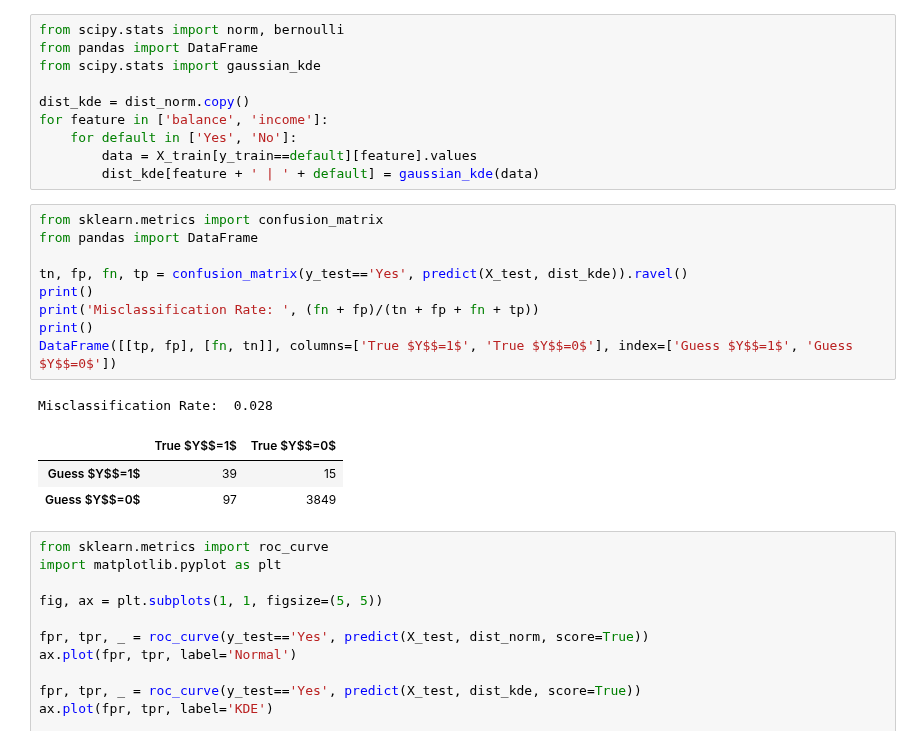
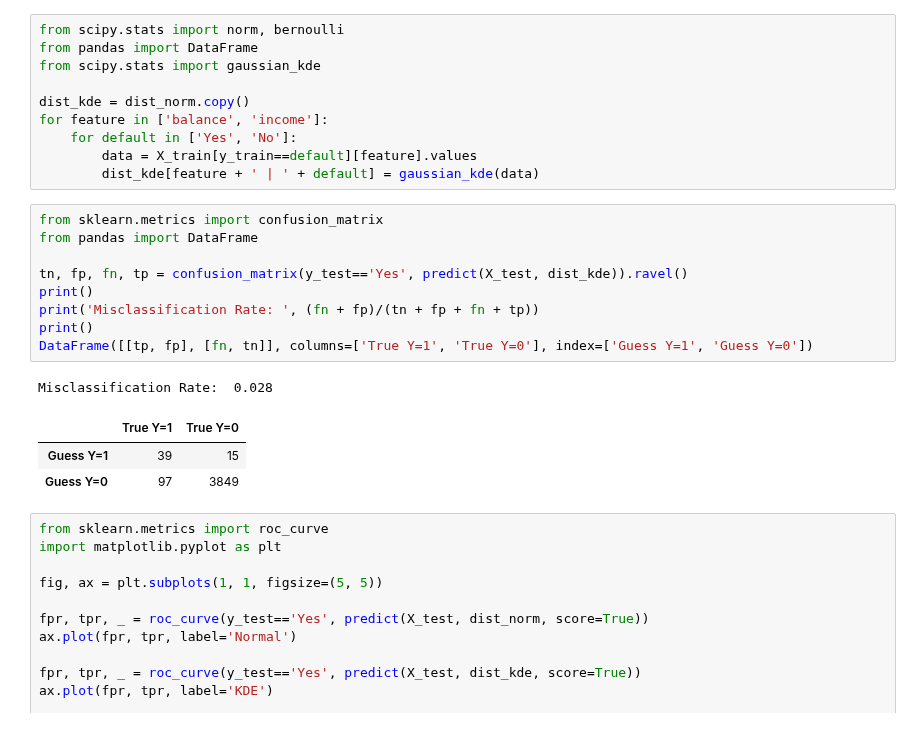
Before and after one commit to beginnerSC/mscf_hw_spring, a Jupyter notebook: ML II/2/Homework #2.ipynb, the cells around one changed output. Saved outputs shown, nothing was run; the diff lists cells and outputs as text.

```diff
--- a/ML II/2/Homework #2.ipynb
+++ b/ML II/2/Homework #2.ipynb
@@ -350,17 +352,17 @@ for feature in ['balance', 'income']:
 # %%
 from sklearn.metrics import confusion_matrix
 from pandas import DataFrame
 
 tn, fp, fn, tp = confusion_matrix(y_test=='Yes', predict(X_test, dist_kde)).ravel()
 print()
 print('Misclassification Rate: ', (fn + fp)/(tn + fp + fn + tp))
 print()
-DataFrame([[tp, fp], [fn, tn]], columns=['True $Y$$=1$', 'True $Y$$=0$'], index=['Guess $Y$$=1$', 'Guess $Y$$=0$'])
+DataFrame([[tp, fp], [fn, tn]], columns=['True Y=1', 'True Y=0'], index=['Guess Y=1', 'Guess Y=0'])
 # %% [output]
 Misclassification Rate:  0.028
-|  | True $Y$$=1$ | True $Y$$=0$ |
-| Guess $Y$$=1$ | 39 | 15 |
-| Guess $Y$$=0$ | 97 | 3849 |
+|  | True Y=1 | True Y=0 |
+| Guess Y=1 | 39 | 15 |
+| Guess Y=0 | 97 | 3849 |
 # %%
 from sklearn.metrics import roc_curve
 import matplotlib.pyplot as plt
```
Also changed, not shown: parts of 2 cells of this notebook.
